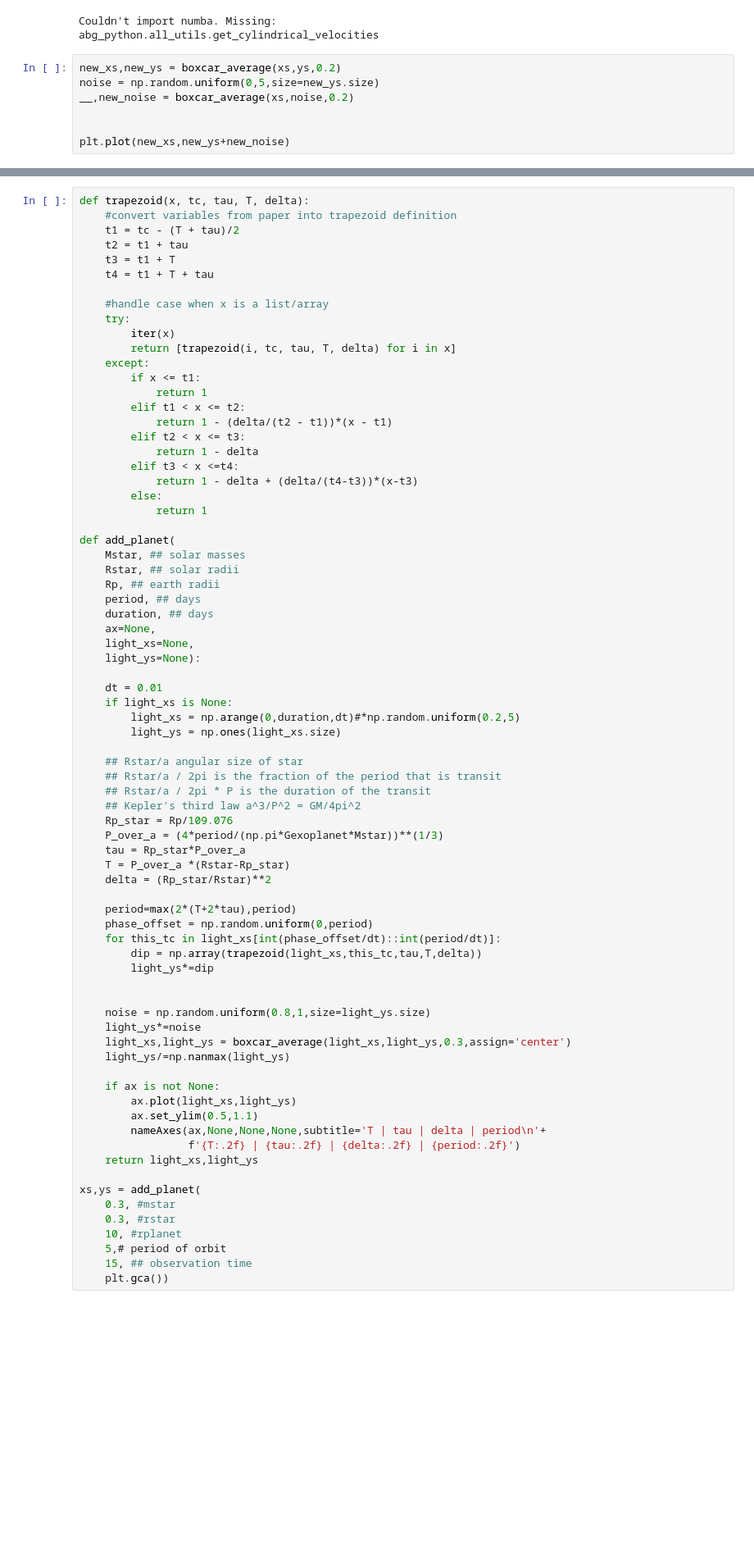
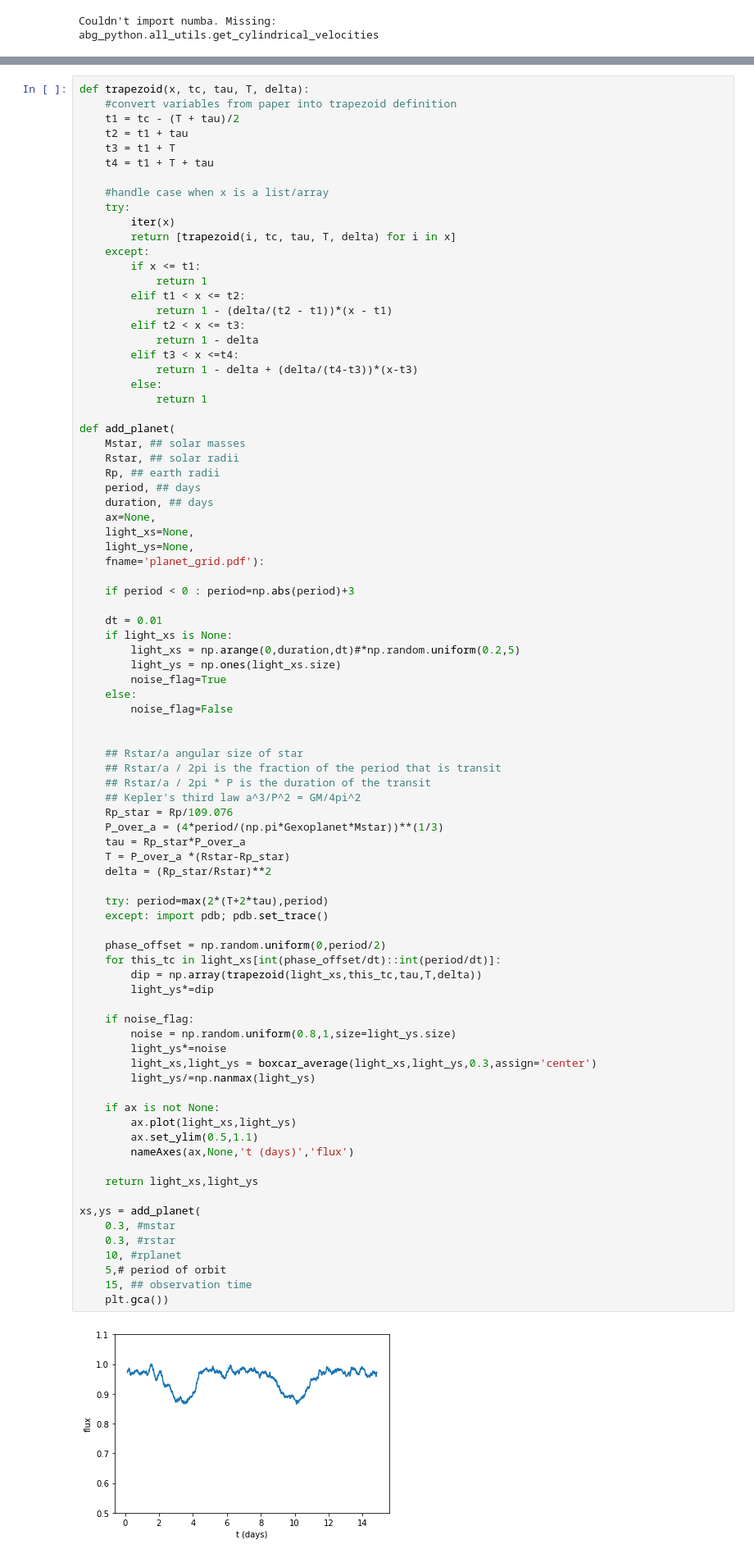
Before and after one commit to CIERA-Northwestern/baxter_absorption_spectra, a Jupyter notebook: light_curve.ipynb, the cells around one changed output, grey strips where cells are left out. Shown at 82% size. Drawn from its saved outputs; the diff is of its cells as text; blank space fills up the shorter version.

Commit message:
plot multiple planets in gif and test multiple planets in light-curve

```diff
--- a/light_curve.ipynb
+++ b/light_curve.ipynb
@@ -10,10 +10,3 @@ from abg_python.plot_utils import nameAxes
 # %% [output]
 Couldn't import numba. Missing:
 abg_python.all_utils.get_cylindrical_velocities
-# %%
-new_xs,new_ys = boxcar_average(xs,ys,0.2)
-noise = np.random.uniform(0,5,size=new_ys.size)
-__,new_noise = boxcar_average(xs,noise,0.2)
-
-
-plt.plot(new_xs,new_ys+new_noise)
@@ -58,49 +49,60 @@ def add_planet(
     duration, ## days
     ax=None,
     light_xs=None,
-    light_ys=None):
+    light_ys=None,
+    fname='planet_grid.pdf'):
+
+    if period < 0 : period=np.abs(period)+3
 
     dt = 0.01
     if light_xs is None:
         light_xs = np.arange(0,duration,dt)#*np.random.uniform(0.2,5)
         light_ys = np.ones(light_xs.size)
+        noise_flag=True
+    else:
+        noise_flag=False
+
 
     ## Rstar/a angular size of star
     ## Rstar/a / 2pi is the fraction of the period that is transit
     ## Rstar/a / 2pi * P is the duration of the transit
     ## Kepler's third law a^3/P^2 = GM/4pi^2
     Rp_star = Rp/109.076
     P_over_a = (4*period/(np.pi*Gexoplanet*Mstar))**(1/3)
     tau = Rp_star*P_over_a
     T = P_over_a *(Rstar-Rp_star)
     delta = (Rp_star/Rstar)**2
 
-    period=max(2*(T+2*tau),period)
-    phase_offset = np.random.uniform(0,period)
+    try: period=max(2*(T+2*tau),period)
+    except: import pdb; pdb.set_trace()
+
+    phase_offset = np.random.uniform(0,period/2)
     for this_tc in light_xs[int(phase_offset/dt)::int(period/dt)]:
         dip = np.array(trapezoid(light_xs,this_tc,tau,T,delta))
         light_ys*=dip
 
-
-    noise = np.random.uniform(0.8,1,size=light_ys.size)
-    light_ys*=noise
-    light_xs,light_ys = boxcar_average(light_xs,light_ys,0.3,assign='center')
-    light_ys/=np.nanmax(light_ys)
+    if noise_flag:
+        noise = np.random.uniform(0.8,1,size=light_ys.size)
+        light_ys*=noise
+        light_xs,light_ys = boxcar_average(light_xs,light_ys,0.3,assign='center')
+        light_ys/=np.nanmax(light_ys)
 
     if ax is not None:
         ax.plot(light_xs,light_ys)
         ax.set_ylim(0.5,1.1)
-        nameAxes(ax,None,None,None,subtitle='T | tau | delta | period\n'+
-                 f'{T:.2f} | {tau:.2f} | {delta:.2f} | {period:.2f}')
+        nameAxes(ax,None,'t (days)','flux')
+
     return light_xs,light_ys
 
 xs,ys = add_planet(
     0.3, #mstar
     0.3, #rstar
     10, #rplanet
     5,# period of orbit
     15, ## observation time
     plt.gca())
+# %% [output]
+[figure, added]
 # %%
 mstars = [
     1,
```
Also changed, not shown: parts of 14 cells of this notebook.
